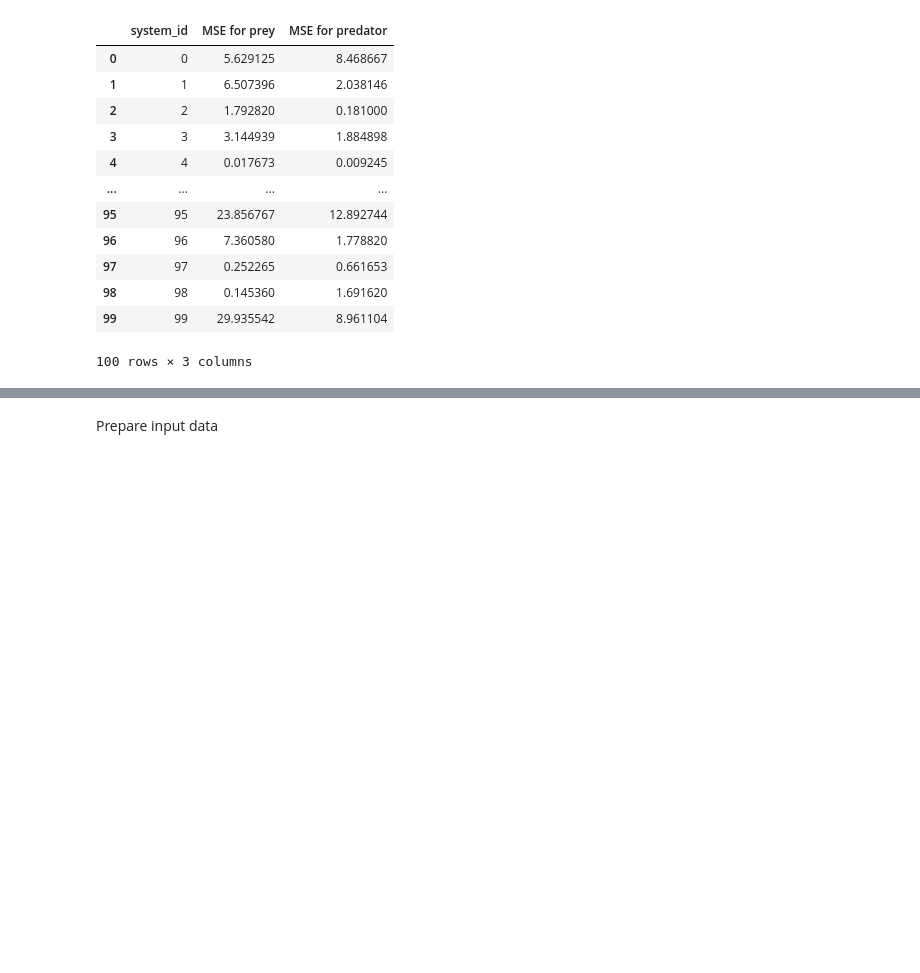
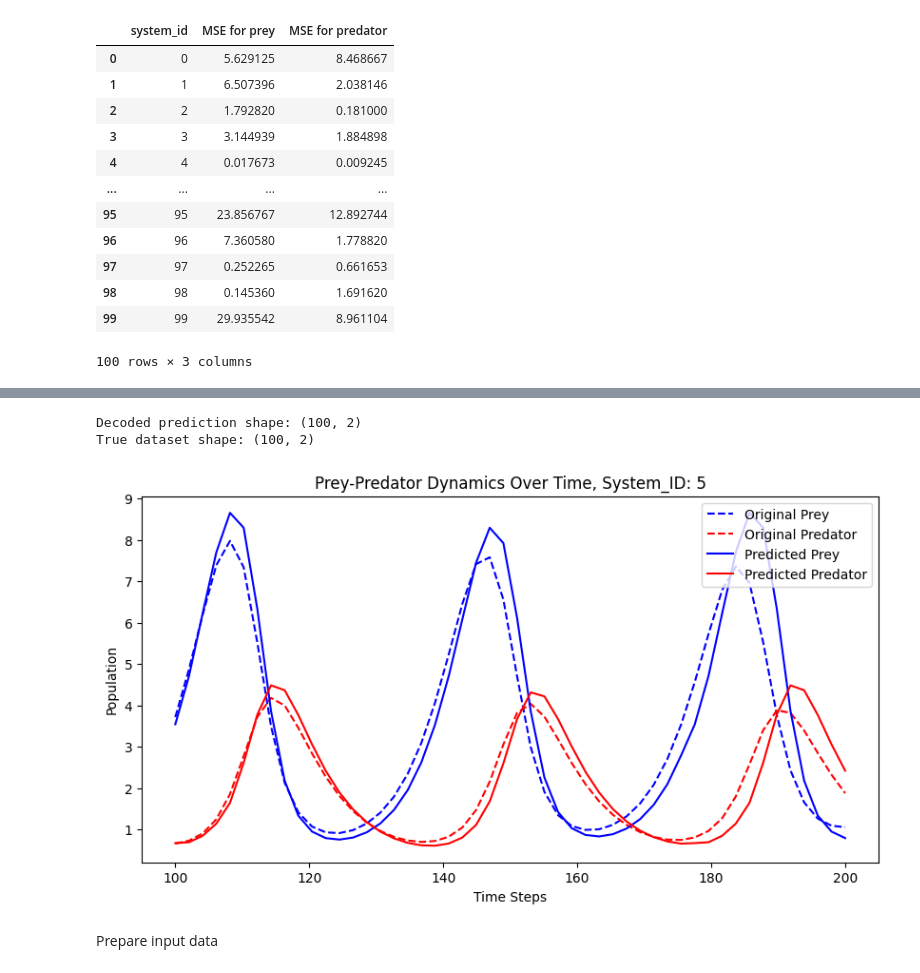
Before and after one commit to MatteoMancini01/M2_Cw, a Jupyter notebook: notebook.ipynb, the cells around one changed output, grey strips where cells are left out. Cells and saved outputs as stored; diff of their text form; code cells hidden in the pictures; blank space fills up the shorter version.

```diff
--- a/notebook.ipynb
+++ b/notebook.ipynb
@@ -616,6 +601,6 @@ list
 #np.savez("my_decoded_predictions.npz", *my_decoded_predictions)
 # %%
-loaded = np.load("my_decoded_predictions.npz")
+loaded = np.load("saved_predictions_2b/my_decoded_predictions.npz")
 my_decoded_predictions = [loaded[key] for key in loaded]
 # %% [markdown]
 6. Determining the mean square error.
@@ -746,2 +810,12 @@ plt.show()
+# %%
+from src.plotting import PlotProject
+
+plot_pred_vs_true = PlotProject.plot_pred_vs_true
+
+plot_pred_vs_true(my_decoded_predictions, traject_scaled_string, 5)
+# %% [output]
+Decoded prediction shape: (100, 2)
+True dataset shape: (100, 2)
+[figure, added]
 # %% [markdown]
 Prepare input data
```
Also changed, not shown: parts of 24 cells of this notebook, 5 other files.
